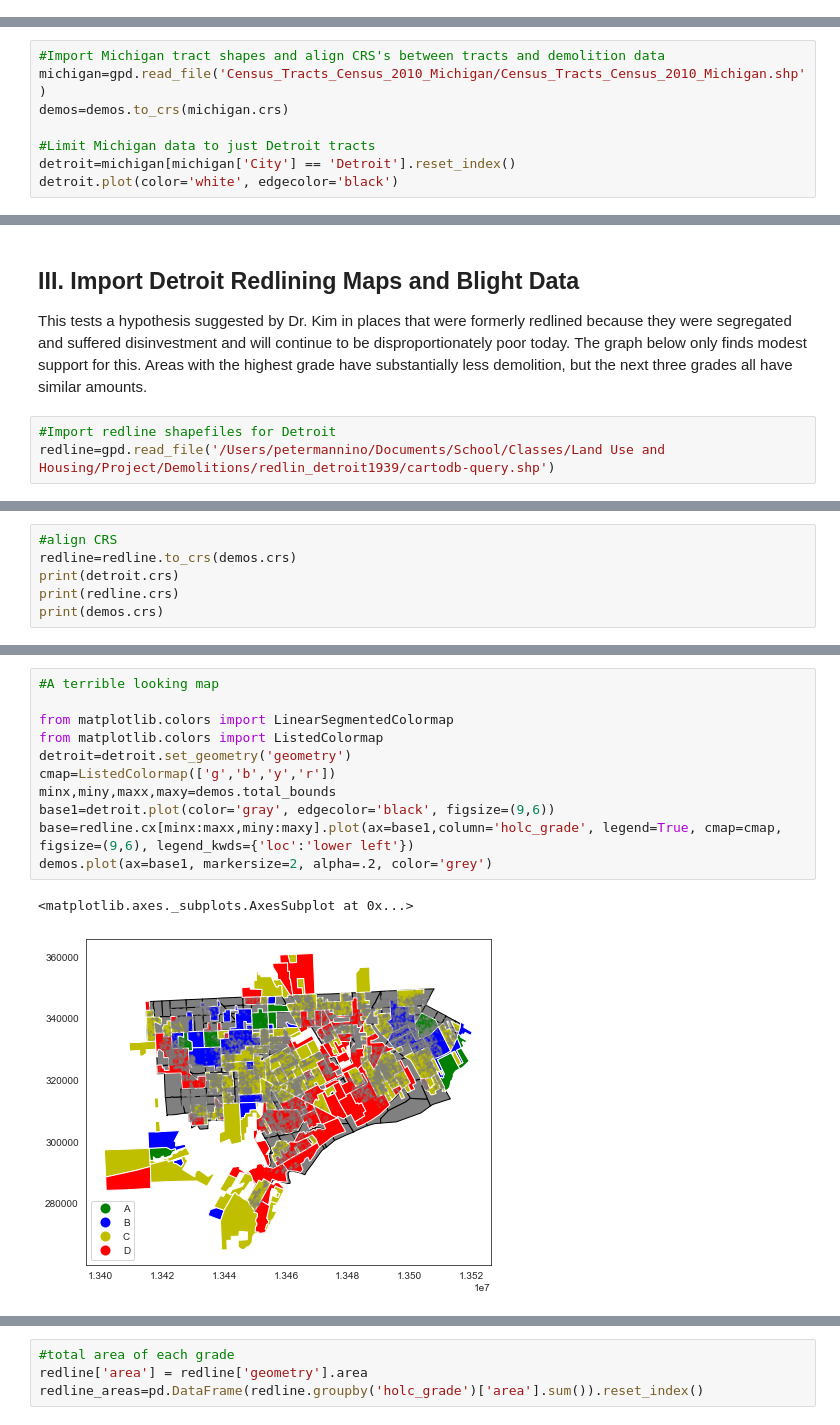
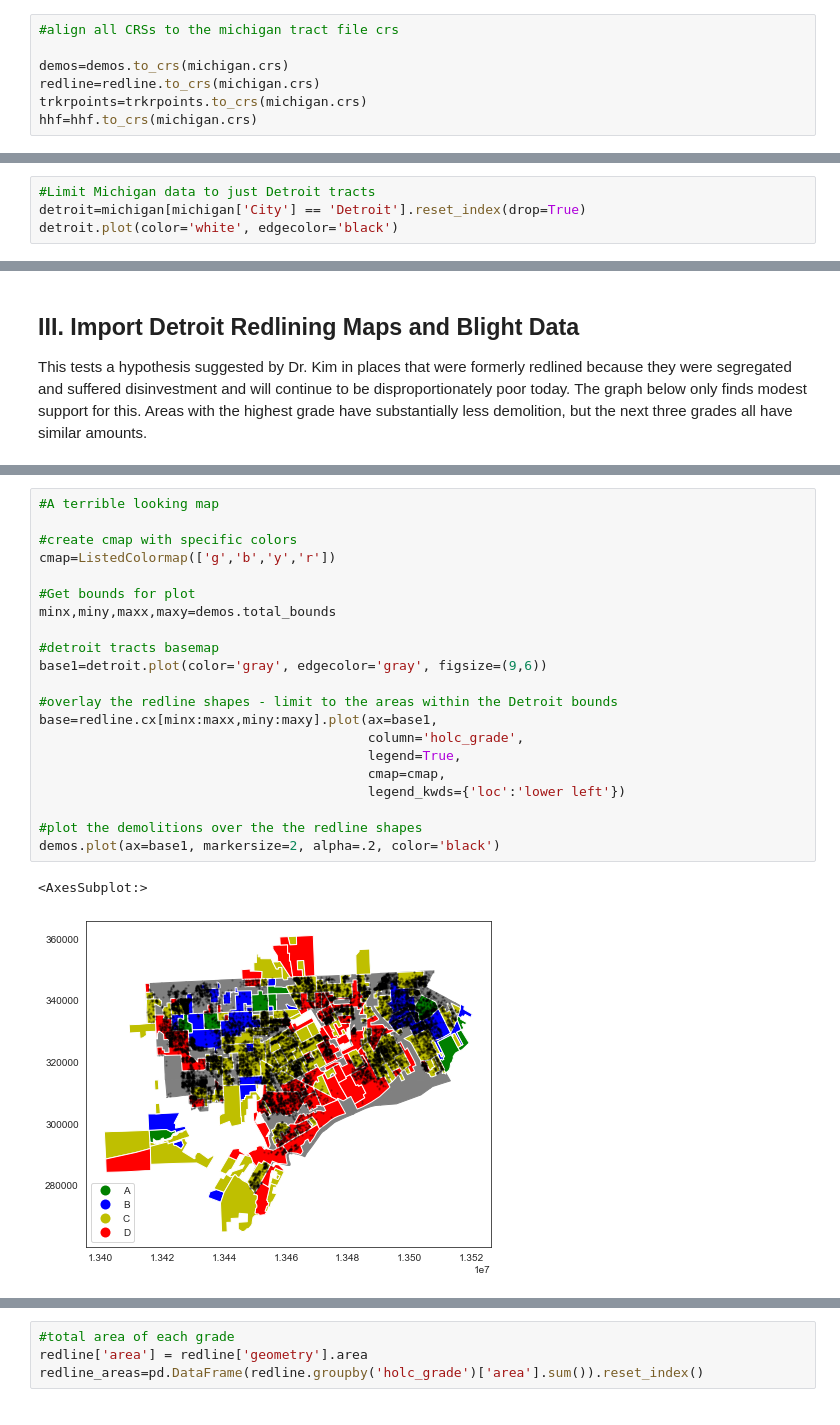
Before and after one commit to pmannino5/Demolitions, a Jupyter notebook: Demolitions_Analysis.ipynb, the cells around one changed output, grey strips where cells are left out. Saved outputs shown, nothing was run; the diff lists cells and outputs as text.

```diff
--- a/Demolitions_Analysis.ipynb
+++ b/Demolitions_Analysis.ipynb
@@ -16,3 +38,10 @@ import matplotlib.gridspec as gridspec
+# %%
+#align all CRSs to the michigan tract file crs
+
+demos=demos.to_crs(michigan.crs)
+redline=redline.to_crs(michigan.crs)
+trkrpoints=trkrpoints.to_crs(michigan.crs)
+hhf=hhf.to_crs(michigan.crs)
 # %% [markdown]
 ## I. Demolition Data and Connect to Census Tracts
 # %%
@@ -30,9 +59,5 @@ AxesSubplot(0.125,0.194852;0.775x0.615297)
 # %%
-#Import Michigan tract shapes and align CRS's between tracts and demolition data
-michigan=gpd.read_file('Census_Tracts_Census_2010_Michigan/Census_Tracts_Census_2010_Michigan.shp')
-demos=demos.to_crs(michigan.crs)
-
 #Limit Michigan data to just Detroit tracts
-detroit=michigan[michigan['City'] == 'Detroit'].reset_index()
+detroit=michigan[michigan['City'] == 'Detroit'].reset_index(drop=True)
 detroit.plot(color='white', edgecolor='black')
 # %% [output]
@@ -131,6 +225,3 @@ plt.savefig('abandonedunits.png')
 # %% [markdown]
 ## III. Import Detroit Redlining Maps and Blight Data
 This tests a hypothesis suggested by Dr. Kim in places that were formerly redlined because they were segregated and suffered disinvestment and will continue to be disproportionately poor today. The graph below only finds modest support for this. Areas with the highest grade have substantially less demolition, but the next three grades all have similar amounts.
-# %%
-#Import redline shapefiles for Detroit
-redline=gpd.read_file('/Users/petermannino/Documents/School/Classes/Land Use and Housing/Project/Demolitions/redlin_detroit1939/cartodb-query.shp')
@@ -144,6 +227,0 @@ trkrpoints=trkrpoints.set_geometry('point')
-# %%
-#align CRS
-redline=redline.to_crs(demos.crs)
-print(detroit.crs)
-print(redline.crs)
-print(demos.crs)
@@ -154,16 +236,26 @@ print(demos.crs)
 # %%
 #A terrible looking map
 
-from matplotlib.colors import LinearSegmentedColormap
-from matplotlib.colors import ListedColormap
-detroit=detroit.set_geometry('geometry')
+#create cmap with specific colors
 cmap=ListedColormap(['g','b','y','r'])
+
+#Get bounds for plot
 minx,miny,maxx,maxy=demos.total_bounds
-base1=detroit.plot(color='gray', edgecolor='black', figsize=(9,6))
-base=redline.cx[minx:maxx,miny:maxy].plot(ax=base1,column='holc_grade', legend=True, cmap=cmap, figsize=(9,6), legend_kwds={'loc':'lower left'})
-demos.plot(ax=base1, markersize=2, alpha=.2, color='grey')
+
+#detroit tracts basemap
+base1=detroit.plot(color='gray', edgecolor='gray', figsize=(9,6))
+
+#overlay the redline shapes - limit to the areas within the Detroit bounds
+base=redline.cx[minx:maxx,miny:maxy].plot(ax=base1,
+                                          column='holc_grade',
+                                          legend=True,
+                                          cmap=cmap,
+                                          legend_kwds={'loc':'lower left'})
+
+#plot the demolitions over the the redline shapes
+demos.plot(ax=base1, markersize=2, alpha=.2, color='black')
 # %% [output]
-<matplotlib.axes._subplots.AxesSubplot at 0x...>
+<AxesSubplot:>
-[figure, old version]
+[figure, new version]
 # %%
 #demolitions by holc_grade
```
Also changed, not shown: parts of 48 cells of this notebook.
